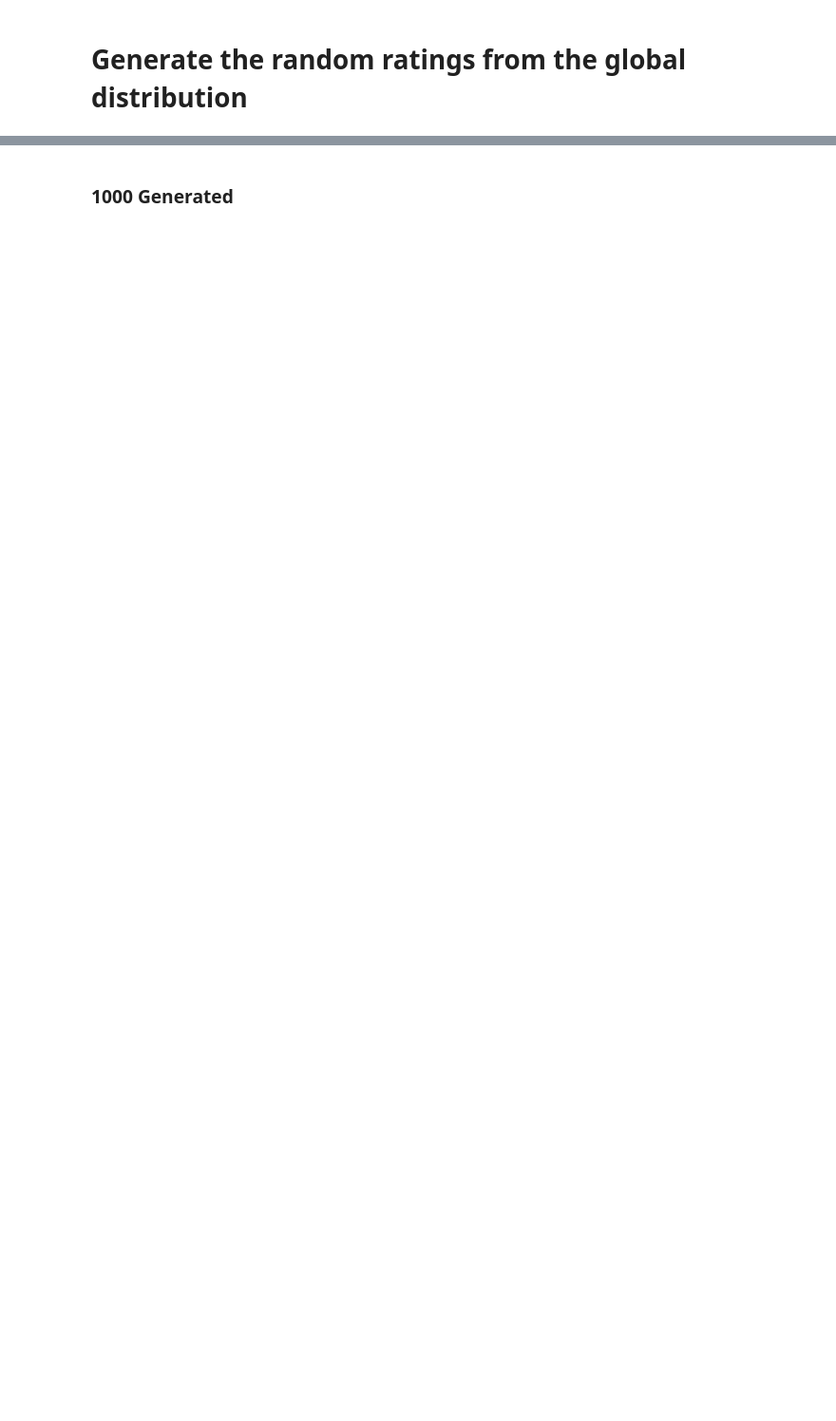
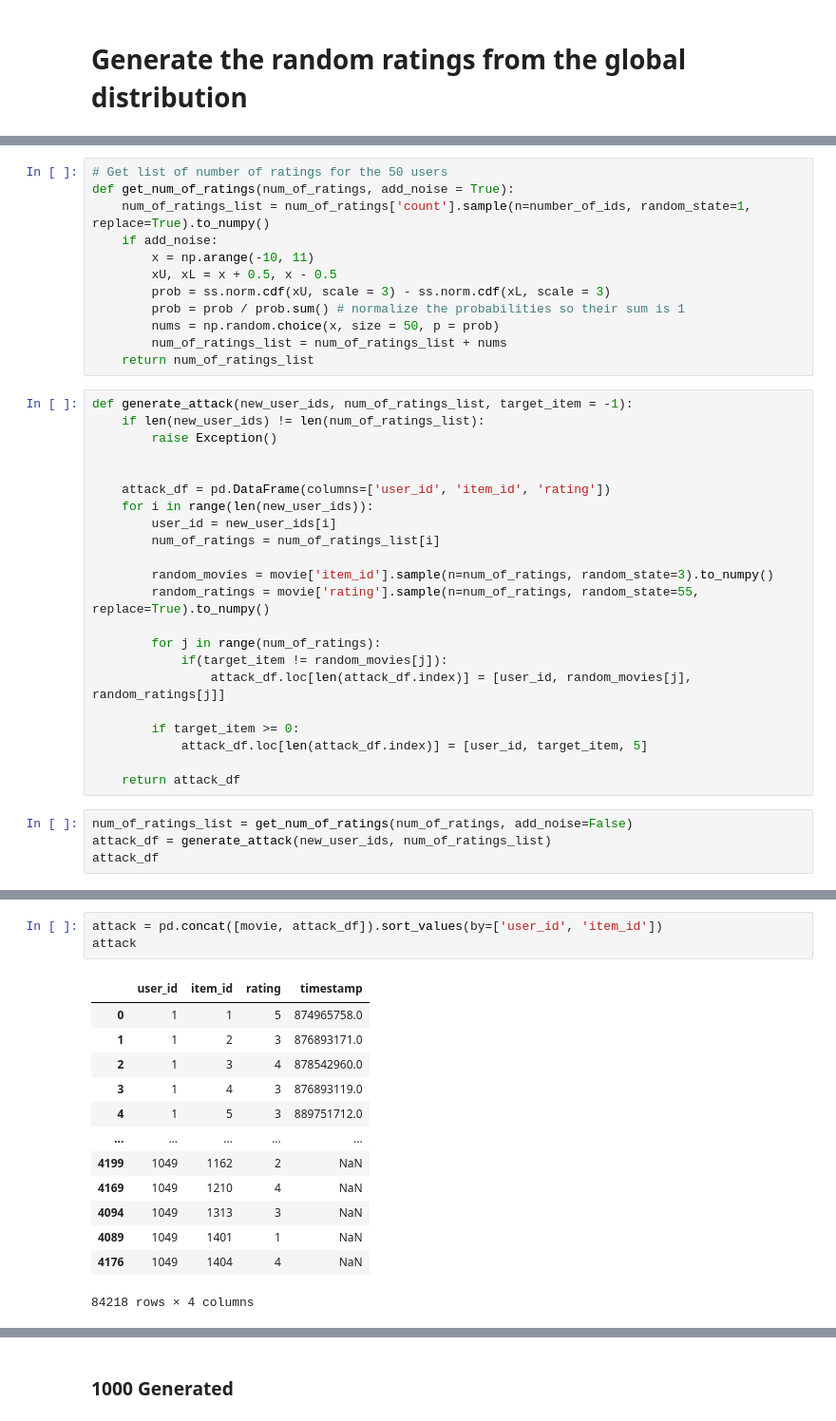
Before and after one commit to azhou5211/Recommender_Systems_and_Attacks, a Jupyter notebook: notebooks/Random.ipynb, the cells around one changed output, grey strips where cells are left out. Shown at 95% size. Cells and saved outputs as stored; diff of their text form; blank space fills up the shorter version.

```diff
--- a/notebooks/Random.ipynb
+++ b/notebooks/Random.ipynb
@@ -115,0 +192,38 @@ plt.hist(movie.item_id)
+# %%
+# Get list of number of ratings for the 50 users
+def get_num_of_ratings(num_of_ratings, add_noise = True):
+    num_of_ratings_list = num_of_ratings['count'].sample(n=number_of_ids, random_state=1, replace=True).to_numpy()
+    if add_noise:
+        x = np.arange(-10, 11)
+        xU, xL = x + 0.5, x - 0.5
+        prob = ss.norm.cdf(xU, scale = 3) - ss.norm.cdf(xL, scale = 3)
+        prob = prob / prob.sum() # normalize the probabilities so their sum is 1
+        nums = np.random.choice(x, size = 50, p = prob)
+        num_of_ratings_list = num_of_ratings_list + nums
+    return num_of_ratings_list
+# %%
+def generate_attack(new_user_ids, num_of_ratings_list, target_item = -1):
+    if len(new_user_ids) != len(num_of_ratings_list):
+        raise Exception()
+
+
+    attack_df = pd.DataFrame(columns=['user_id', 'item_id', 'rating'])
+    for i in range(len(new_user_ids)):
+        user_id = new_user_ids[i]
+        num_of_ratings = num_of_ratings_list[i]
+
+        random_movies = movie['item_id'].sample(n=num_of_ratings, random_state=3).to_numpy()
+        random_ratings = movie['rating'].sample(n=num_of_ratings, random_state=55, replace=True).to_numpy()
+
+        for j in range(num_of_ratings):
+            if(target_item != random_movies[j]):
+                attack_df.loc[len(attack_df.index)] = [user_id, random_movies[j], random_ratings[j]]
+
+        if target_item >= 0:
+            attack_df.loc[len(attack_df.index)] = [user_id, target_item, 5]
+
+    return attack_df
+# %%
+num_of_ratings_list = get_num_of_ratings(num_of_ratings, add_noise=False)
+attack_df = generate_attack(new_user_ids, num_of_ratings_list)
+attack_df
@@ -115,0 +244,17 @@ plt.hist(movie.item_id)
+# %%
+attack = pd.concat([movie, attack_df]).sort_values(by=['user_id', 'item_id'])
+attack
+# %% [output]
+|  | user_id | item_id | rating | timestamp |
+| 0 | 1 | 1 | 5 | 874965758.0 |
+| 1 | 1 | 2 | 3 | 876893171.0 |
+| 2 | 1 | 3 | 4 | 878542960.0 |
+| 3 | 1 | 4 | 3 | 876893119.0 |
+| 4 | 1 | 5 | 3 | 889751712.0 |
+| ... | ... | ... | ... | ... |
+| 4199 | 1049 | 1162 | 2 | NaN |
+| 4169 | 1049 | 1210 | 4 | NaN |
+| 4094 | 1049 | 1313 | 3 | NaN |
+| 4089 | 1049 | 1401 | 1 | NaN |
+| 4176 | 1049 | 1404 | 4 | NaN |
+84218 rows × 4 columns
```
Also changed, not shown: parts of 41 cells of this notebook.
